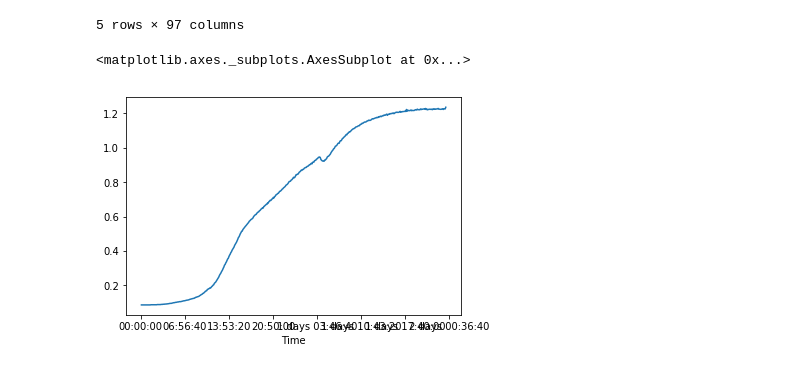
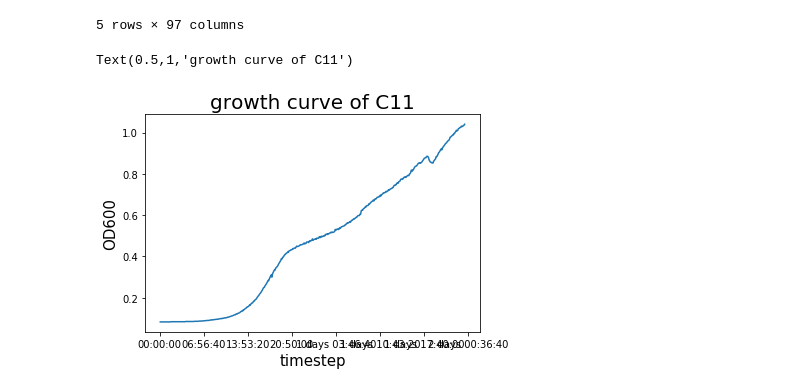
Before and after one commit to tkuhm/casimir_programming, a Jupyter notebook: time_issue_solved.ipynb, the cells around one changed output. Cells and saved outputs as stored; diff of their text form; code cells hidden in the pictures.

```diff
--- a/time_issue_solved.ipynb
+++ b/time_issue_solved.ipynb
@@ -104,8 +105,11 @@ df.head()
 | 00:23:10 | 30.0 | 0.08 | 0.078 | 0.081 | 0.08 | 0.079 | 0.081 | 0.08 | 0.079 | 0.08 | ... | ... |
 | 00:29:10 | 30.0 | 0.08 | 0.078 | 0.081 | 0.08 | 0.079 | 0.080 | 0.08 | 0.079 | 0.08 | ... | ... |
 5 rows × 97 columns
-# %%
-df.B3.plot()
-# %% [output]
-<matplotlib.axes._subplots.AxesSubplot at 0x...>
-[figure, removed]
+# %%
+df.C11.plot()
+plt.xlabel(r'timestep', size=15)
+plt.ylabel(r'OD600', size=15)
+plt.title('growth curve of C11', size=20)
+# %% [output]
+Text(0.5,1,'growth curve of C11')
+[figure, added]
```
Also changed, not shown: parts of 1 cell of this notebook, 2 other files.
